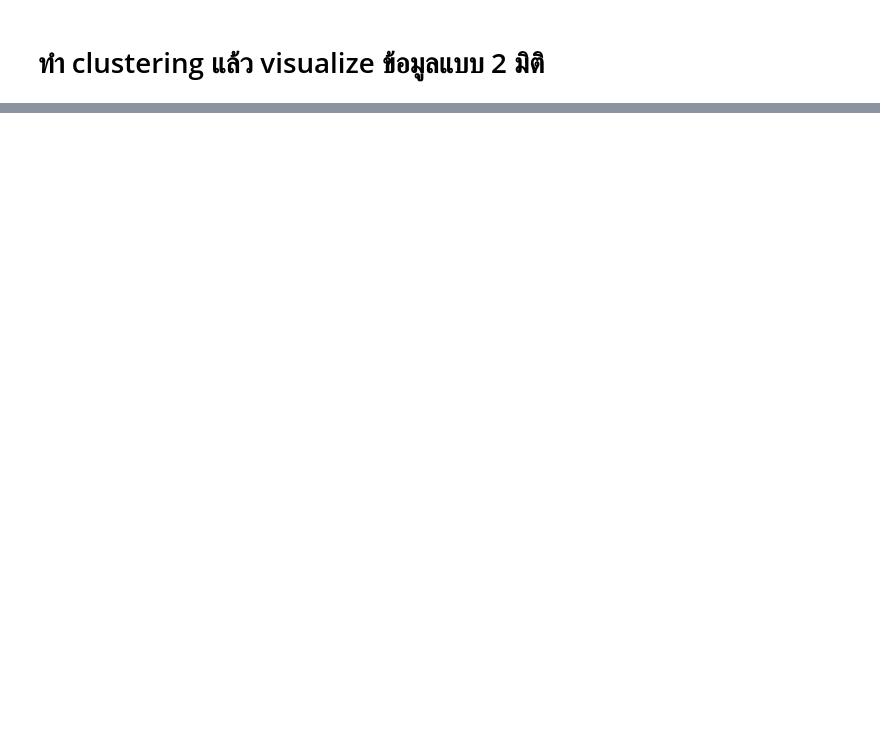
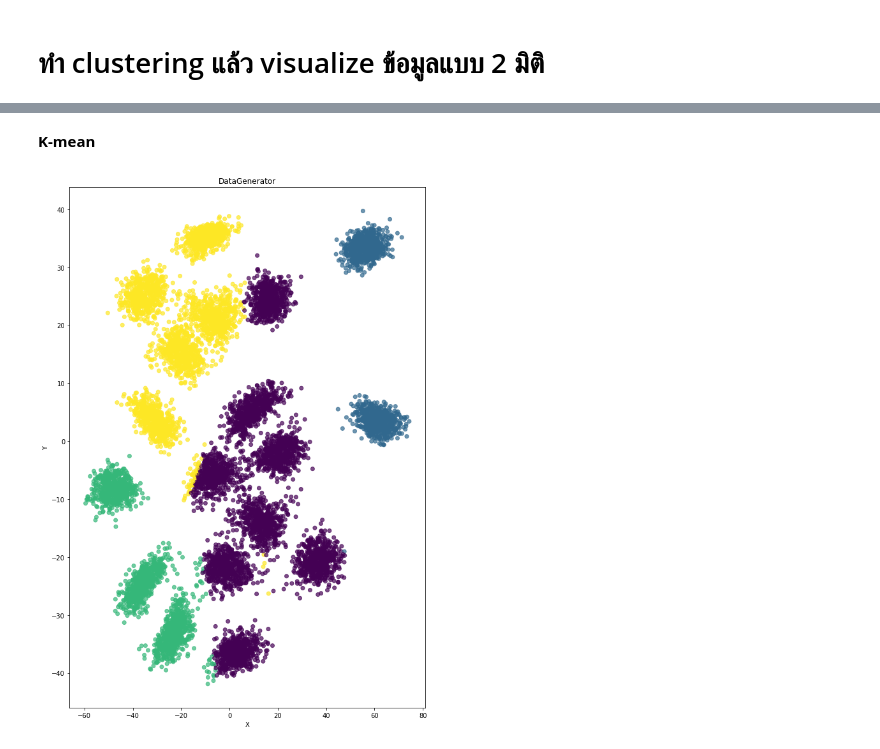
Before and after one commit to Jittiya/multivariate, a Jupyter notebook: Multivariate_Exam.ipynb, the cells around one changed output, grey strips where cells are left out. Saved outputs shown, nothing was run; the diff lists cells and outputs as text; code cells hidden in the pictures; blank space fills up the shorter version.

```diff
--- a/Multivariate_Exam.ipynb
+++ b/Multivariate_Exam.ipynb
@@ -334,0 +347,15 @@ Text(0, 0.5, 'Y')
+# %%
+new_mds = mds.fit_transform(Data)
+# %% [markdown]
+**K-mean**
+# %%
+kmeans_2 = KMeans(n_clusters=4,random_state=2021)
+kmeans_2.fit(Data)
+g = kmeans_2.predict(Data)
+# %%
+plt.scatter(new_mds[:,0],new_mds[:,1],c=g,alpha=0.7)
+plt.title('DataGenerator')
+plt.xlabel('X')
+plt.ylabel('Y');
+# %% [output]
+[figure, added]
```
Also changed, not shown: parts of 16 cells of this notebook.
